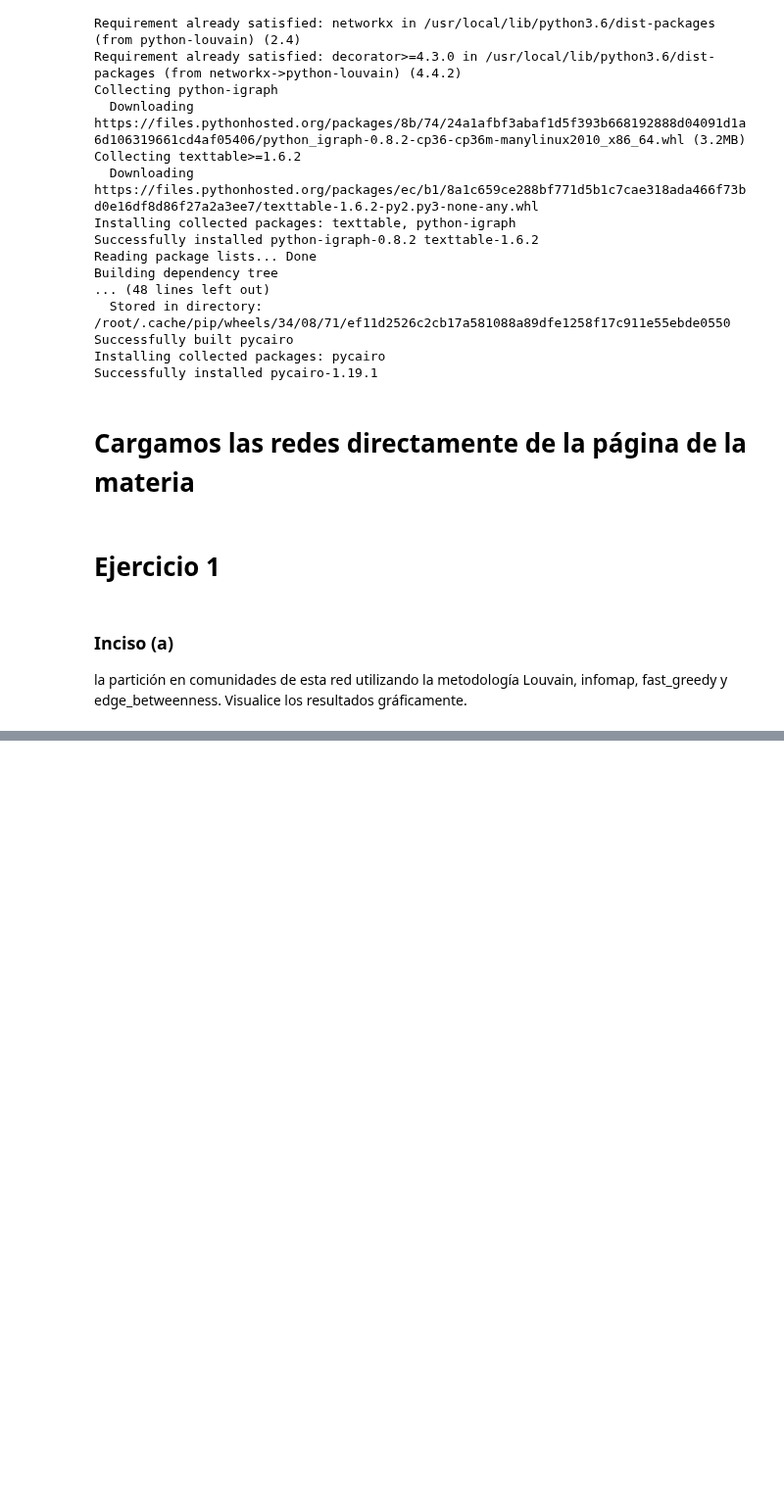
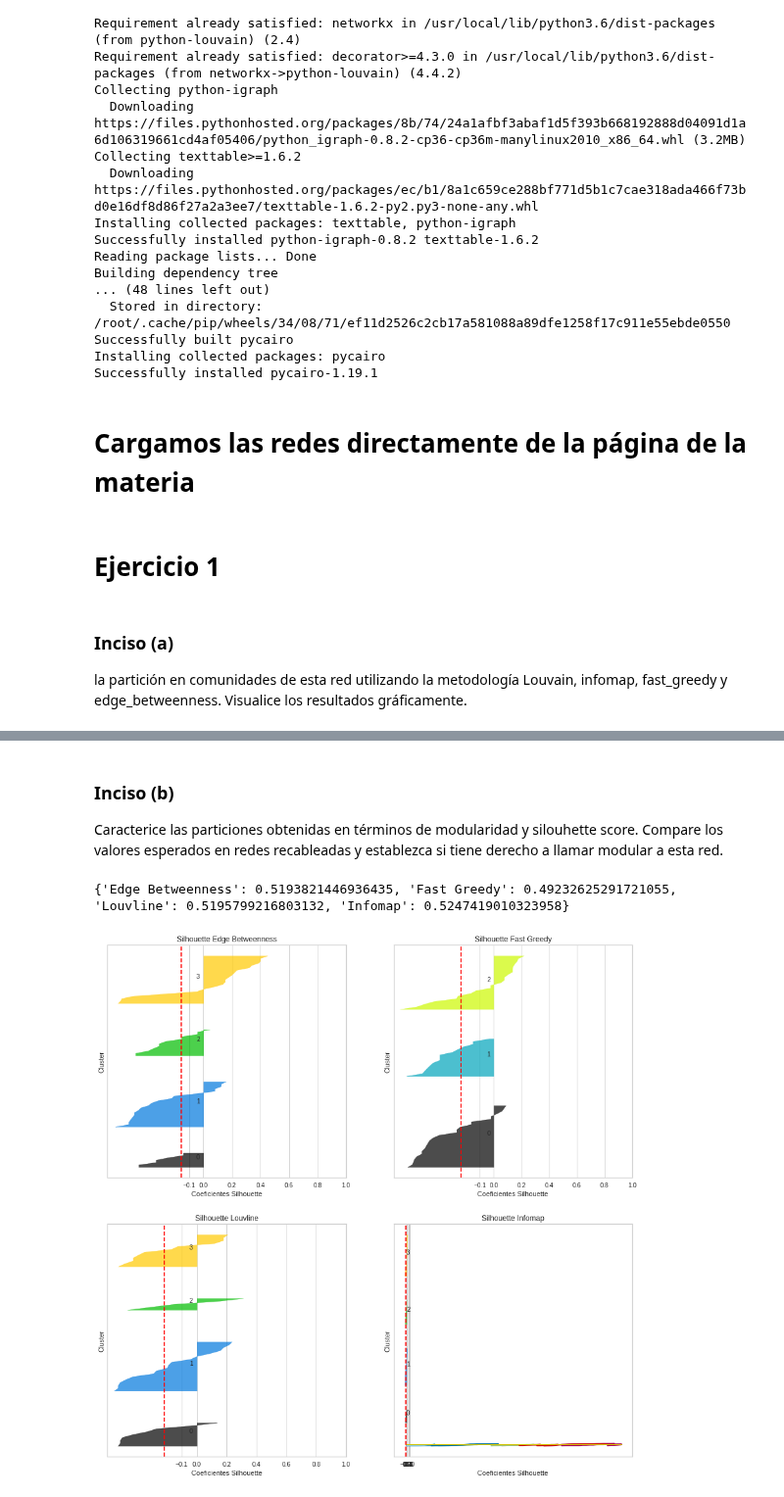
Before and after one commit to LunaKadysz/Redes, a Jupyter notebook: TPC_04/TPC04_Luna.ipynb, the cells around one changed output, grey strips where cells are left out. Shown at 98% size. Saved outputs shown, nothing was run; the diff lists cells and outputs as text; code cells hidden in the pictures; blank space fills up the shorter version.

Commit message:
inciso 1b

```diff
--- a/TPC_04/TPC04_Luna.ipynb
+++ b/TPC_04/TPC04_Luna.ipynb
@@ -140,0 +141,14 @@ No handles with labels found to put in legend.
+# %% [markdown]
+### Inciso (b)
+Caracterice las particiones obtenidas en términos de modularidad y silouhette score. Compare
+los valores esperados en redes recableadas y establezca si tiene derecho a llamar modular a esta
+red.
+# %%
+Modularidad = {}
+for i,metodo in enumerate(particiones):
+  particion = particiones[metodo]
+  mod = community_louvain.modularity(particion,Red_delfines)
+  Modularidad[metodo] = mod
+print(Modularidad)
+# %% [output]
+{'Edge Betweenness': 0.5193821446936435, 'Fast Greedy': 0.49232625291721055, 'Louvline': 0.5195799216803132, 'Infomap': 0.5247419010323958}
@@ -140,0 +197,36 @@ No handles with labels found to put in legend.
+# %%
+f, axs = plt.subplots(2, 2, figsize=(15,15))
+axs = axs.flatten()
+for n,metodo in enumerate(particiones):
+  particion = particiones[metodo]
+  sample_silhouette_values,silhouette_avg,limites = Silhouette(Red_delfines,particion)
+
+  y_lower = 10
+  n_clusters = max(particion.values())
+  for i in range(n_clusters):
+      # agrego los Silhouette values de las muestras del cluster i y los ordeno
+      values = list(particion.values())
+      ith_cluster_silhouette_values = [s_val for j, s_val in enumerate(sample_silhouette_values) if values[j] == i]
+      ith_cluster_silhouette_values.sort()
+
+      size_cluster_i = len(ith_cluster_silhouette_values) #.shape[0]
+      y_upper = y_lower + size_cluster_i
+
+      color = cm.nipy_spectral(float(i) / n_clusters)
+      axs[n].fill_betweenx(np.arange(y_lower, y_upper), 0, ith_cluster_silhouette_values, facecolor=color, edgecolor=color, alpha=0.7)
+
+      # pongo el label del cluster en la mitad del cluster
+      axs[n].text(-0.05, y_lower + 0.5 * size_cluster_i, str(i))
+
+      # reseteo el lower segun el nuevo upper
+      y_lower = y_upper + 10  # 10 for the 0 samples
+
+  axs[n].set_title(f"Silhouette {metodo}")
+  axs[n].set_xlabel("Coeficientes Silhouette")
+  axs[n].set_ylabel("Cluster")
+  axs[n].axvline(x=silhouette_avg, color="red", linestyle="--") #linea que marca el silhouette score medio
+
+  axs[n].set_yticks([])
+  axs[n].set_xticks([-0.4,-0.2, 0, 0.2, 0.4, 0.6, 0.8])
+# %% [output]
+[figure, added]
```
Also changed, not shown: parts of 2 cells of this notebook.
